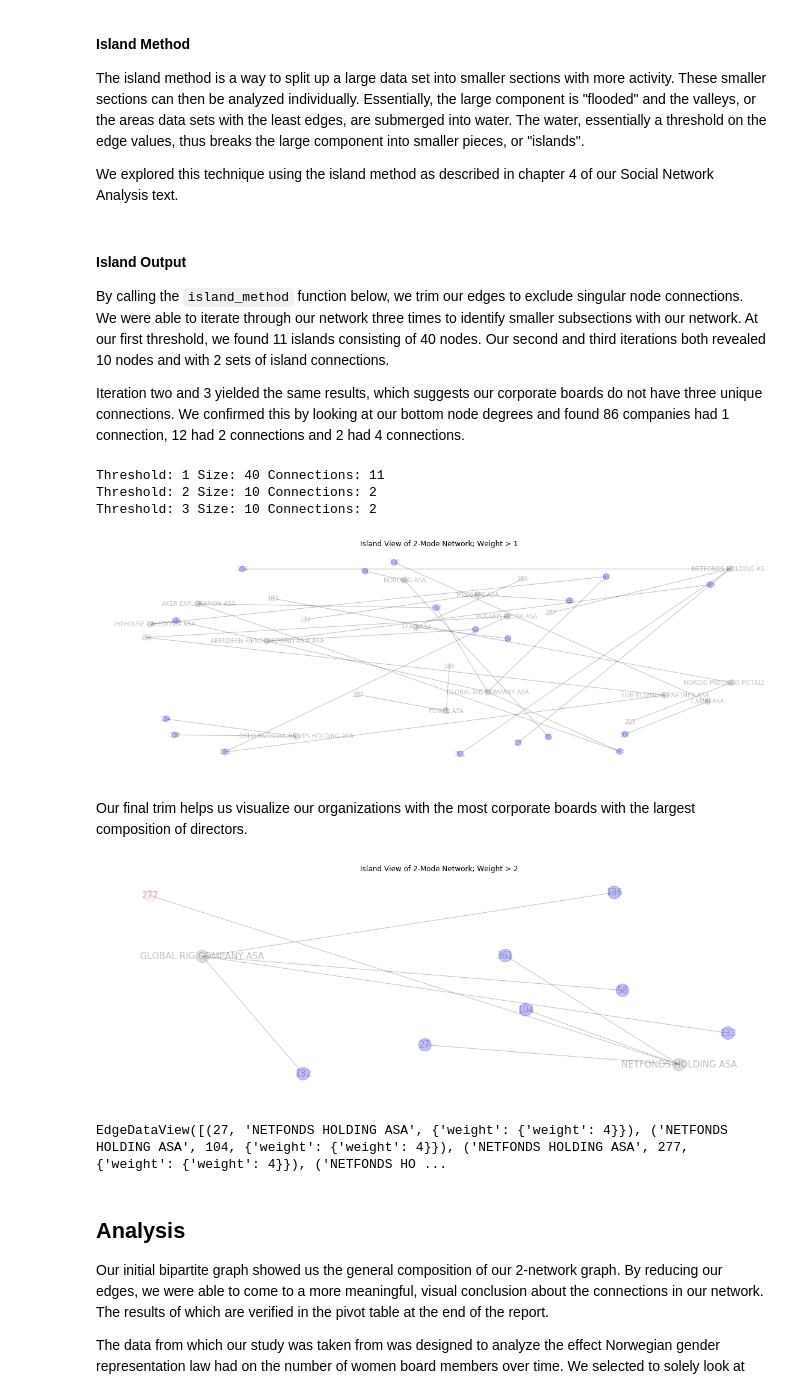
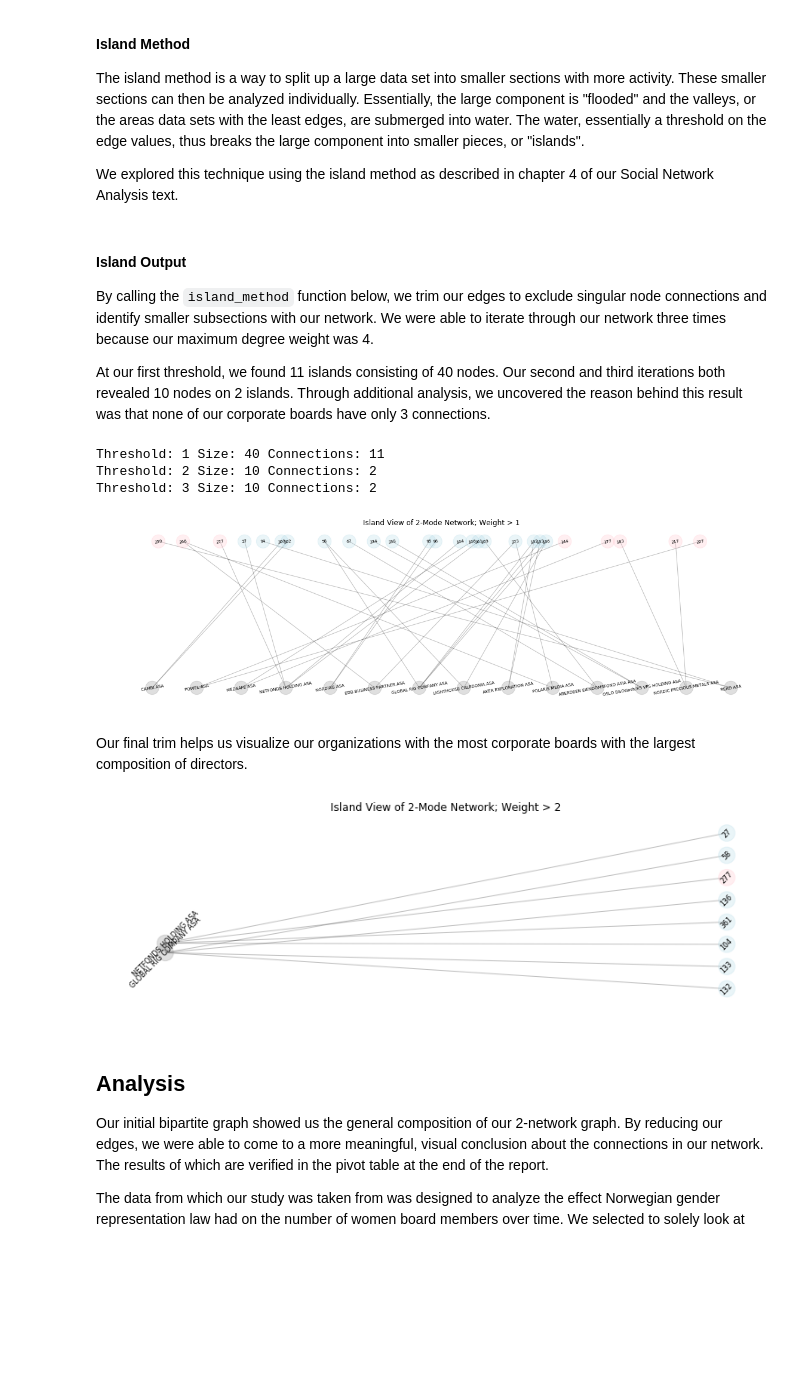
Before and after one commit to miasiracusa/620, a Jupyter notebook: Project-2/2-Mode-Networks.ipynb, the cells around one changed output. Cells and saved outputs as stored; diff of their text form; code cells hidden in the pictures; blank space fills up the shorter version.

```diff
--- a/Project-2/2-Mode-Networks.ipynb
+++ b/Project-2/2-Mode-Networks.ipynb
@@ -37,9 +37,10 @@ ppl = pd.read_csv('https://raw.githubusercontent.com/jemceach/620/master/Project
 ppl['gender'] = ppl['gender'].replace(1, "M").replace(2, "F")
 #merge datasets
 net2m=net2m.merge(ppl, left_on='director', right_on='id').drop("id",axis=1).merge(comp, left_on='board', right_on='id').drop("id",axis=1)
+net2m=net2m.astype('category')
 #created weight from the frequency of occurance
 net2m['weight'] = net2m.groupby('board')['board'].transform('count')
 #preview data
-net2m.sample(n=5)
+net2m.head()
 # %% [output]
 |  | director | board | name | gender | org_name | weight |
@@ -60,8 +61,8 @@ We built our network by looping through our dataset to add 2 sets of bipartite n
 B = nx.Graph()
 
 for i in range(len(net2m)):
-    B.add_node(net2m.iloc[i][0], bipartite=0) # set directors to bipartite 0
-    B.add_node(net2m.iloc[i][4], bipartite=1) # set org_name to bipartite 1
+    B.add_node(net2m.iloc[i][0], bipartite=0, gender=net2m.iloc[i][3]) # set directors to bipartite 0
+    B.add_node(net2m.iloc[i][4], bipartite=1, board=net2m.iloc[i][1]) # set org_name to bipartite 1
     B.add_edge(net2m.iloc[i][0], net2m.iloc[i][4], weight=net2m.iloc[i][5]) # add edges
 
 # identify top and bottom nodes
@@ -111,20 +112,25 @@ plt.figure(figsize=(15, 4))
 pos=nx.bipartite_layout(B,top_nodes, align='horizontal')
 
 
-colors=[]
-color=bipartite.color(B)
-for n, c in B.nodes('bipartite'):
-    if (c == 1 ):
-        colors.append('teal')
+# Set node color based on gender
+male = set(net2m[net2m['gender']=="M"].iloc[:, 0].unique())
+female = set(net2m[net2m['gender']=="F"].iloc[:, 0].unique())
+
+nodecolors=[]
+for n in dict(B.degree()).keys():
+    if n in male:
+        nodecolors.append('lightblue')
+    elif n in female:
+        nodecolors.append('pink')
     else:
-        colors.append('navy')
+        nodecolors.append('grey')
 
 # nodes
 d = B.degree()
-nx.draw_networkx_nodes(B,pos, node_color=colors, node_size=[v*500 for v in dict(d).values()], alpha=0.75)
+nx.draw_networkx_nodes(B,pos, node_color=nodecolors, node_size=[v*50 for v in dict(d).values()], alpha=0.75)
 
 # edges drawn with widths set to edge weight
-nx.draw_networkx_edges(B,pos,alpha=0.5,width=[c*2 for (u, v, c) in B.edges.data('weight')],edge_color='grey',style='solid')
+nx.draw_networkx_edges(B,pos,alpha=0.5,width=[c for (u, v, c) in B.edges.data('weight')],edge_color='grey',style='solid')
 
 plt.axis('off')
 plt.title('Bipartite Network Graph')
@@ -159,9 +165,9 @@ def island_method(B, iterations=3):
 # %% [markdown]
 #### Island Output
 
-By calling the `island_method` function below, we trim our edges to exclude singular node connections. We were able to iterate through our network three times to identify smaller subsections with our network. At our first threshold, we found 11 islands consisting of 40 nodes. Our second and third iterations both revealed 10 nodes and with 2 sets of island connections.
+By calling the `island_method` function below, we trim our edges to exclude singular node connections and identify smaller subsections with our network. We were able to iterate through our network three times because our maximum degree weight was 4.
 
-Iteration two and 3 yielded the same results, which suggests our corporate boards do not have three unique connections. We confirmed this by looking at our bottom node degrees and found 86 companies had 1 connection, 12 had 2 connections and 2 had 4 connections.
+At our first threshold, we found 11 islands consisting of 40 nodes. Our second and third iterations both revealed 10 nodes on 2 islands. Through additional analysis, we uncovered the reason behind this result was that none of our corporate boards have only 3 connections.
 # %%
 #ignored nx.connected_component_subgraphs component. Network has max 4 connections. No need to isolate the biggest component.
 island = island_method(B, iterations = 3)
@@ -174,60 +180,75 @@ Threshold: 1 Size: 40 Connections: 11
 Threshold: 2 Size: 10 Connections: 2
 Threshold: 3 Size: 10 Connections: 2
 # %%
-plt.figure(figsize=(15, 5))
+plt.figure(figsize=(15, 4))
 
 # Apply island method
 B1=trim_edges(B,weight=1)
+
+# set layout position
+pos=nx.bipartite_layout(B1,top_nodes, align='horizontal')
 
 # Set node color based on gender
 male = set(net2m[net2m['gender']=="M"].iloc[:, 0].unique())
 female = set(net2m[net2m['gender']=="F"].iloc[:, 0].unique())
 
 nodecolors=[]
 for n in dict(B1.degree()).keys():
     if n in male:
-        nodecolors.append('blue')
+        nodecolors.append('lightblue')
     elif n in female:
         nodecolors.append('pink')
     else:
         nodecolors.append('grey')
 
-nx.draw_random(B1, node_size=100, alpha=.25, font_size=10, with_labels=True, node_color=nodecolors)
+nx.draw(B1, pos, node_size=500, alpha=.25, node_color=nodecolors)
+
+text = nx.draw_networkx_labels(B1,pos, font_size=7)
+
+for _,t in text.items():
+    t.set_rotation('10')
 
 plt.axis('off')
 plt.title('Island View of 2-Mode Network; Weight > 1')
-plt.show()
+plt.tight_layout()
 # %% [output]
-[figure, old version]
+[figure, new version]
 # %% [markdown]
 Our final trim helps us visualize our organizations with the most corporate boards with the largest composition of directors.
 # %%
-plt.figure(figsize=(15, 5))
+plt.figure(figsize=(10, 3))
 
 # Apply island method
 B2=trim_edges(B,weight=2)
 
-# iteration makes assign color to nodes by gender
+# set layout position
+pos=nx.bipartite_layout(B2,bottom_nodes, align='vertical')
+
+# Set node color based on gender
+male = set(net2m[net2m['gender']=="M"].iloc[:, 0].unique())
+female = set(net2m[net2m['gender']=="F"].iloc[:, 0].unique())
+
 nodecolors=[]
 for n in dict(B2.degree()).keys():
     if n in male:
-        nodecolors.append('blue')
+        nodecolors.append('lightblue')
     elif n in female:
         nodecolors.append('pink')
     else:
         nodecolors.append('grey')
 
-# draw network
-nx.draw_random(B2, node_size=450, alpha=.25, font_size=15, with_labels=True, node_color=nodecolors)
+nx.draw(B2, pos, node_size=350, alpha=.25,node_color=nodecolors)
+
+text = nx.draw_networkx_labels(B2,pos, font_size=8)
+
+for _,t in text.items():
+    t.set_rotation('45')
 
 plt.axis('off')
 plt.title('Island View of 2-Mode Network; Weight > 2')
-plt.show()
-
-B2.edges(data=True)
+plt.tight_layout()
 # %% [output]
-[figure, old version]
+[figure, new version]
-EdgeDataView([(27, 'NETFONDS HOLDING ASA', {'weight': {'weight': 4}}), ('NETFONDS HOLDING ASA', 104, {'weight': {'weight': 4}}), ('NETFONDS HOLDING ASA', 277, {'weight': {'weight': 4}}), ('NETFONDS HO ...
 # %% [markdown]
 ## Analysis
 
```
Also changed, not shown: parts of 6 cells of this notebook.
